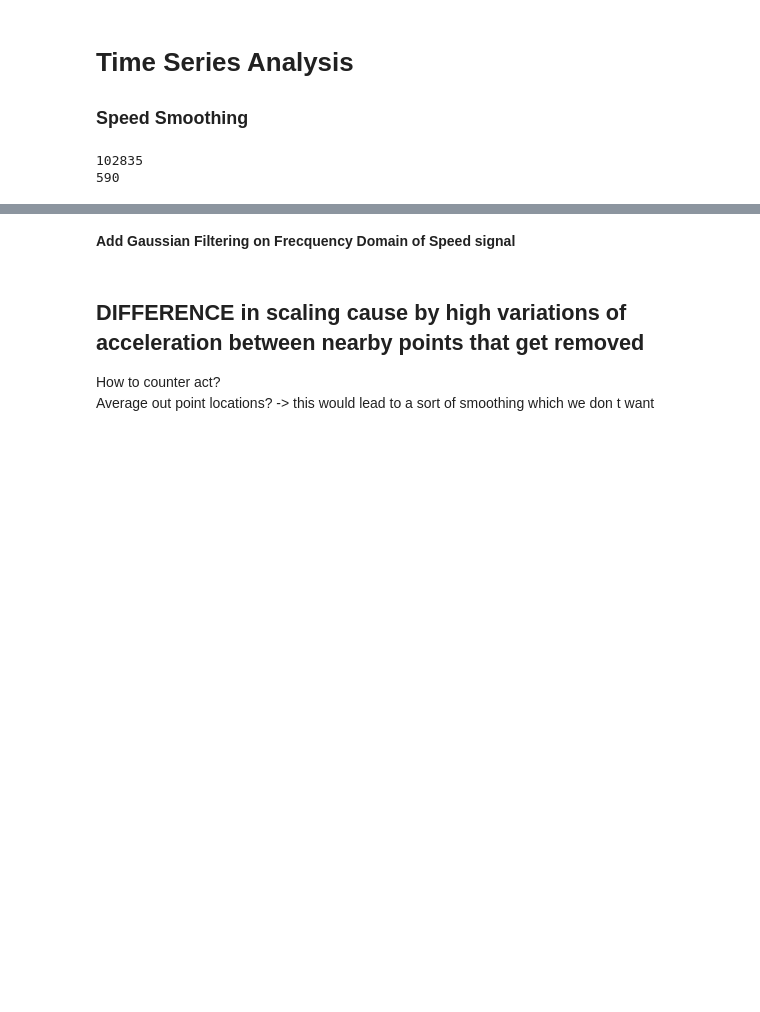
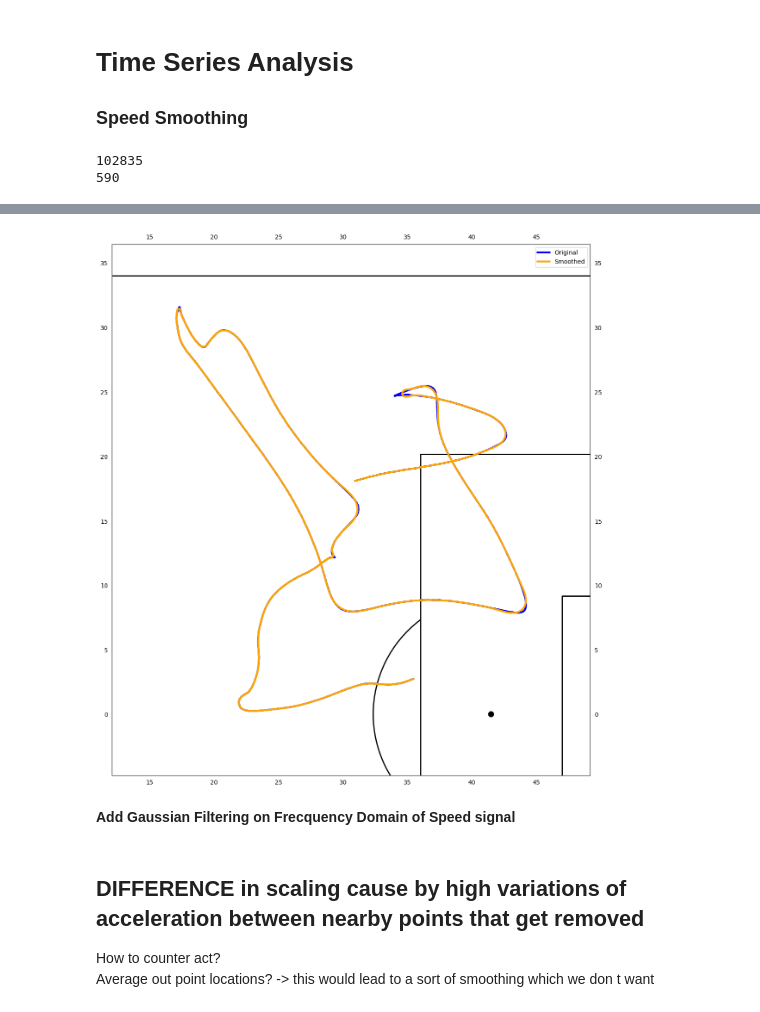
Before and after one commit to AdamSuma/TrackingDataSmoothing, a Jupyter notebook: src/timeSeriesAnalysis.ipynb, the cells around one changed output, grey strips where cells are left out. Cells and saved outputs as stored; diff of their text form; code cells hidden in the pictures; blank space fills up the shorter version.

```diff
--- a/src/timeSeriesAnalysis.ipynb
+++ b/src/timeSeriesAnalysis.ipynb
@@ -221,0 +278,6 @@ isolatedTraj
+# %%
+sTraj = pd.DataFrame(smoothIsolatedTrajs[-1])
+sTraj.columns = ['x', 'y', 'speed', 'time', 'frame_id']
+sTraj['object_id'] = playerID
+sTraj['frame_id'] = isolatedTraj['frame_id']
+sTraj
@@ -222,3 +298,7 @@ isolatedTraj
+# %%
+plotMovementLines(playerID, [isolatedTraj, sTraj], start_frame, end_frame, ['Original', 'Smoothed'])
+# %% [output]
+[figure, added]
 # %% [markdown]
 **Add Gaussian Filtering on Frecquency Domain of Speed signal**
 # %%
```
Also changed, not shown: parts of 11 cells of this notebook, 9 other files.
